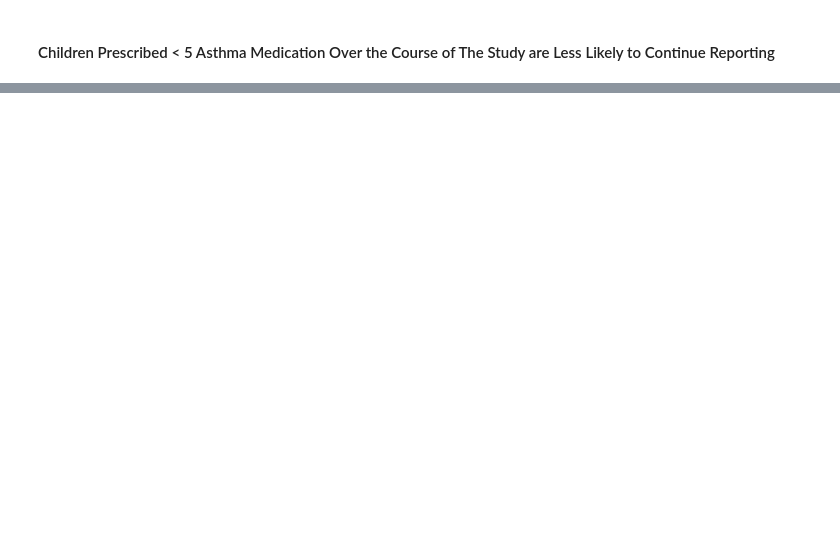
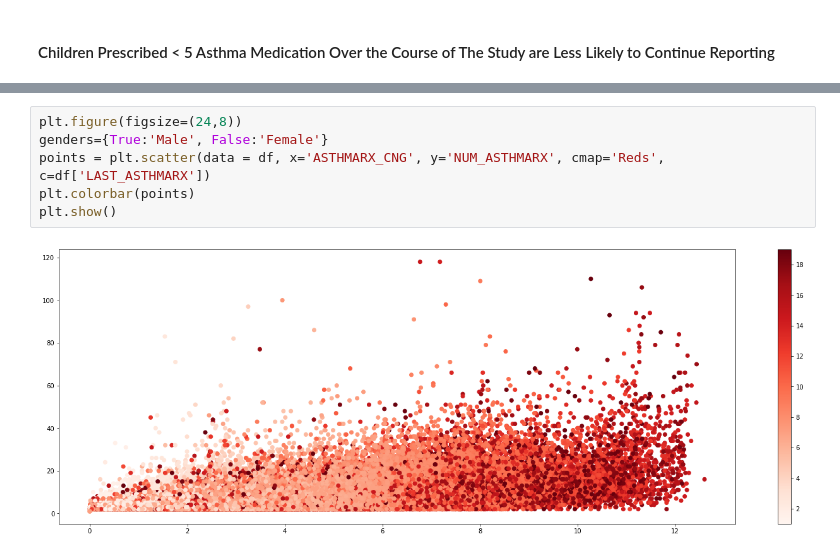
Before and after one commit to CharlesPizza/ChildhoodAllergies, a Jupyter notebook: Exploration.ipynb, the cells around one changed output, grey strips where cells are left out. Drawn from its saved outputs; the diff is of its cells as text; blank space fills up the shorter version.

```diff
--- a/Exploration.ipynb
+++ b/Exploration.ipynb
@@ -381,0 +416,8 @@ plt.show()
+# %%
+plt.figure(figsize=(24,8))
+genders={True:'Male', False:'Female'}
+points = plt.scatter(data = df, x='ASTHMARX_CNG', y='NUM_ASTHMARX', cmap='Reds', c=df['LAST_ASTHMARX'])
+plt.colorbar(points)
+plt.show()
+# %% [output]
+[figure, added]
```
Also changed, not shown: parts of 8 cells of this notebook.
